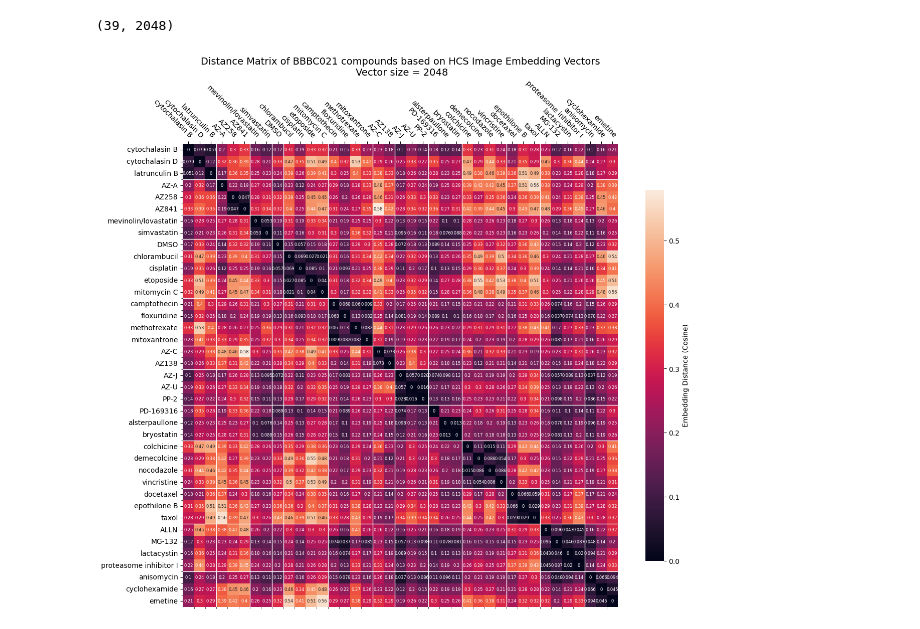
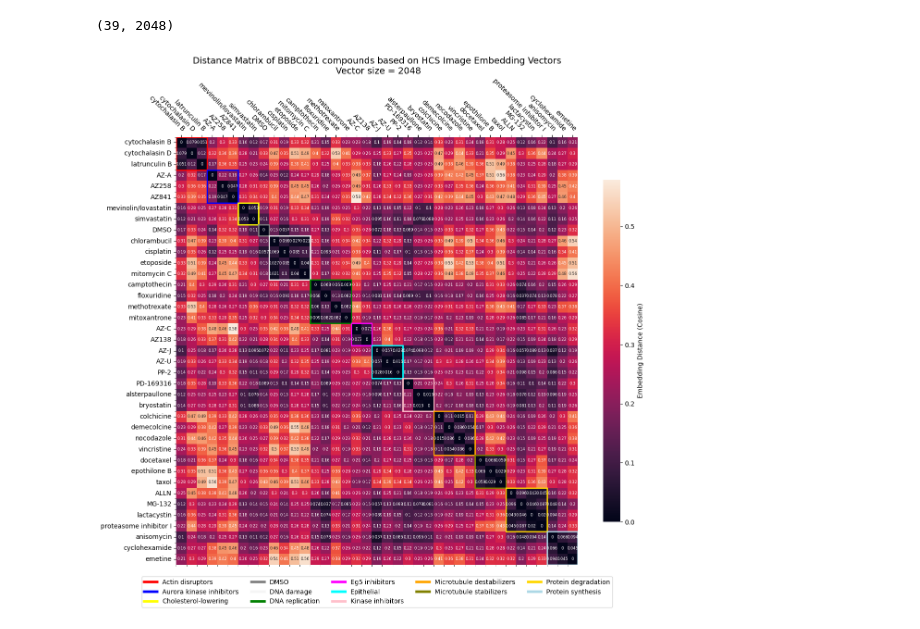
Before and after one commit to mattHG70/Cell2Structure, a Jupyter notebook: notebooks/Analyze_Embed_Vectors.ipynb, the cells around one changed output. Saved outputs shown, nothing was run; the diff lists cells and outputs as text; code cells hidden in the pictures.

```diff
--- a/notebooks/Analyze_Embed_Vectors.ipynb
+++ b/notebooks/Analyze_Embed_Vectors.ipynb
@@ -495,29 +501,55 @@ def get_bounderies(df):
 # %%
 plot_title = "Distance Matrix of BBBC021 compounds based on HCS Image Embedding Vectors\n Vector size = 2048"
 
 fig, ax = plt.subplots(figsize=(14,12))
 
 sns.heatmap(distance_matrix,
             annot=True,
             annot_kws={"fontsize":6, "ha": "center"},
             fmt=".2g",
             cbar_kws={"label": "Embedding Distance (Cosine)", "shrink": 0.8},
             ax=ax)
 ax.set_yticks(range(len(compounds)), minor=True)
 ax.set_yticklabels(compounds)
 ax.set_xticks(range(len(compounds)), minor=True)
 ax.set_xticklabels(compounds)
 ax.tick_params(top=True, bottom=False, labeltop=True, labelbottom=False)
 ax.set_title(plot_title, fontsize=14)
 
-for i in get_bounderies(df_compound_moa):
-    ax.axvline(i, color="white", linewidth=1)
-    ax.axhline(i, color="white", linewidth=1)
+ax.add_patch(patches.Rectangle((0, 0), 3.0, 3.0, edgecolor="red", lw=2, fill=False))
+ax.add_patch(patches.Rectangle((3, 3), 3.0, 3.0, edgecolor="blue", lw=2, fill=False))
+ax.add_patch(patches.Rectangle((6, 6), 2.0, 2.0, edgecolor="yellow", lw=2, fill=False))
+ax.add_patch(patches.Rectangle((8, 8), 1.0, 1.0, edgecolor="grey", lw=2, fill=False))
+ax.add_patch(patches.Rectangle((9, 9), 4.0, 4.0, edgecolor="whitesmoke", lw=2, fill=False))
+ax.add_patch(patches.Rectangle((13, 13), 4.0, 4.0, edgecolor="green", lw=2, fill=False))
+ax.add_patch(patches.Rectangle((17, 17), 2.0, 2.0, edgecolor="magenta", lw=2, fill=False))
+ax.add_patch(patches.Rectangle((19, 19), 3.0, 3.0, edgecolor="cyan", lw=2, fill=False))
+ax.add_patch(patches.Rectangle((22, 22), 3.0, 3.0, edgecolor="pink", lw=2, fill=False))
+ax.add_patch(patches.Rectangle((25, 25), 4.0, 4.0, edgecolor="orange", lw=2, fill=False))
+ax.add_patch(patches.Rectangle((29, 29), 3.0, 3.0, edgecolor="olive", lw=2, fill=False))
+ax.add_patch(patches.Rectangle((32, 32), 4.0, 4.0, edgecolor="gold", lw=2, fill=False))
+ax.add_patch(patches.Rectangle((36, 36), 3.0, 3.0, edgecolor="lightblue", lw=2, fill=False))
+
+custom_legend = [Line2D([0], [0], color="red", lw=4),
+                Line2D([0], [0], color="blue", lw=4),
+                Line2D([0], [0], color="yellow", lw=4),
+                Line2D([0], [0], color="grey", lw=4),
+                Line2D([0], [0], color="whitesmoke", lw=4),
+                Line2D([0], [0], color="green", lw=4),
+                Line2D([0], [0], color="magenta", lw=4),
+                Line2D([0], [0], color="cyan", lw=4),
+                Line2D([0], [0], color="pink", lw=4),
+                Line2D([0], [0], color="orange", lw=4),
+                Line2D([0], [0], color="olive", lw=4),
+                Line2D([0], [0], color="gold", lw=4),
+                Line2D([0], [0], color="lightblue", lw=4)]
+
+ax.legend(custom_legend, moas, loc='upper center', bbox_to_anchor=(0.5, -0.02), fancybox=True, shadow=False, ncol=5)
 
 plt.setp(ax.get_xticklabels(), rotation=-45, ha="right", rotation_mode="anchor")
 plt.setp(ax.get_yticklabels(), rotation=0, ha="right", rotation_mode="anchor")
 
 plt.show()
 # %% [output]
-[figure, old version]
+[figure, new version]
 # %%
```
Also changed, not shown: parts of 5 cells of this notebook, 7 other files.
